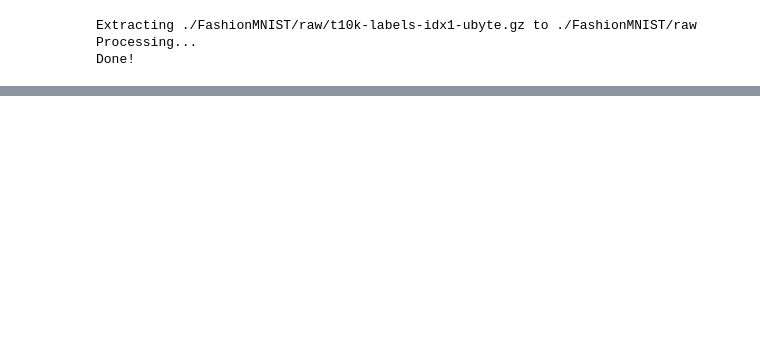
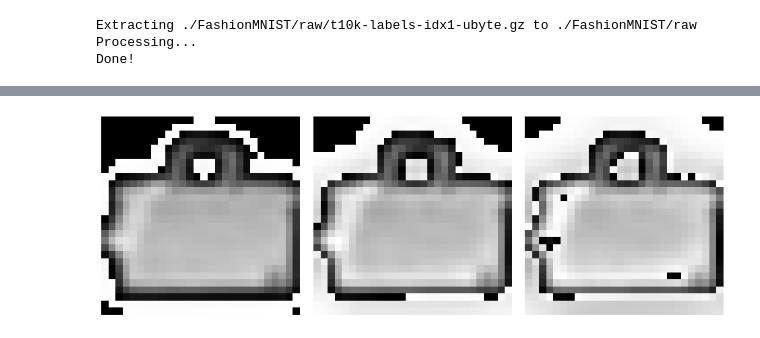
Before and after one commit to don3tan/MLCodingChallenge, a Jupyter notebook: FashionMNIST.ipynb, the cells around one changed output, grey strips where cells are left out. Drawn from its saved outputs; the diff is of its cells as text; code cells hidden in the pictures; blank space fills up the shorter version.

```diff
--- a/FashionMNIST.ipynb
+++ b/FashionMNIST.ipynb
@@ -35,0 +87,32 @@ imshow(np.asarray(image),cmap='gray')
+# %%
+blurred_f = ndimage.gaussian_filter(image_2, 1)
+filter_blurred_f = ndimage.gaussian_filter(blurred_f, 1)
+alpha = 1
+sharpened_1 = blurred_f + alpha * (blurred_f - filter_blurred_f)
+
+blurred_f = ndimage.gaussian_filter(image_2, 1)
+filter_blurred_f = ndimage.gaussian_filter(blurred_f, 2)
+alpha = 1
+sharpened_2 = blurred_f + alpha * (blurred_f - filter_blurred_f)
+
+blurred_f = ndimage.gaussian_filter(image_2, 1)
+filter_blurred_f = ndimage.gaussian_filter(blurred_f, 3)
+alpha = 1
+sharpened_3 = blurred_f + alpha * (blurred_f - filter_blurred_f)
+
+plt.figure(figsize=(12, 4))
+
+plt.subplot(131)
+plt.imshow(sharpened_1, cmap=plt.cm.gray)
+plt.axis('off')
+plt.subplot(132)
+plt.imshow(sharpened_2, cmap=plt.cm.gray)
+plt.axis('off')
+plt.subplot(133)
+plt.imshow(sharpened_3, cmap=plt.cm.gray)
+plt.axis('off')
+
+plt.tight_layout()
+plt.show()
+# %% [output]
+[figure, added]
```
Also changed, not shown: parts of 20 cells of this notebook.
